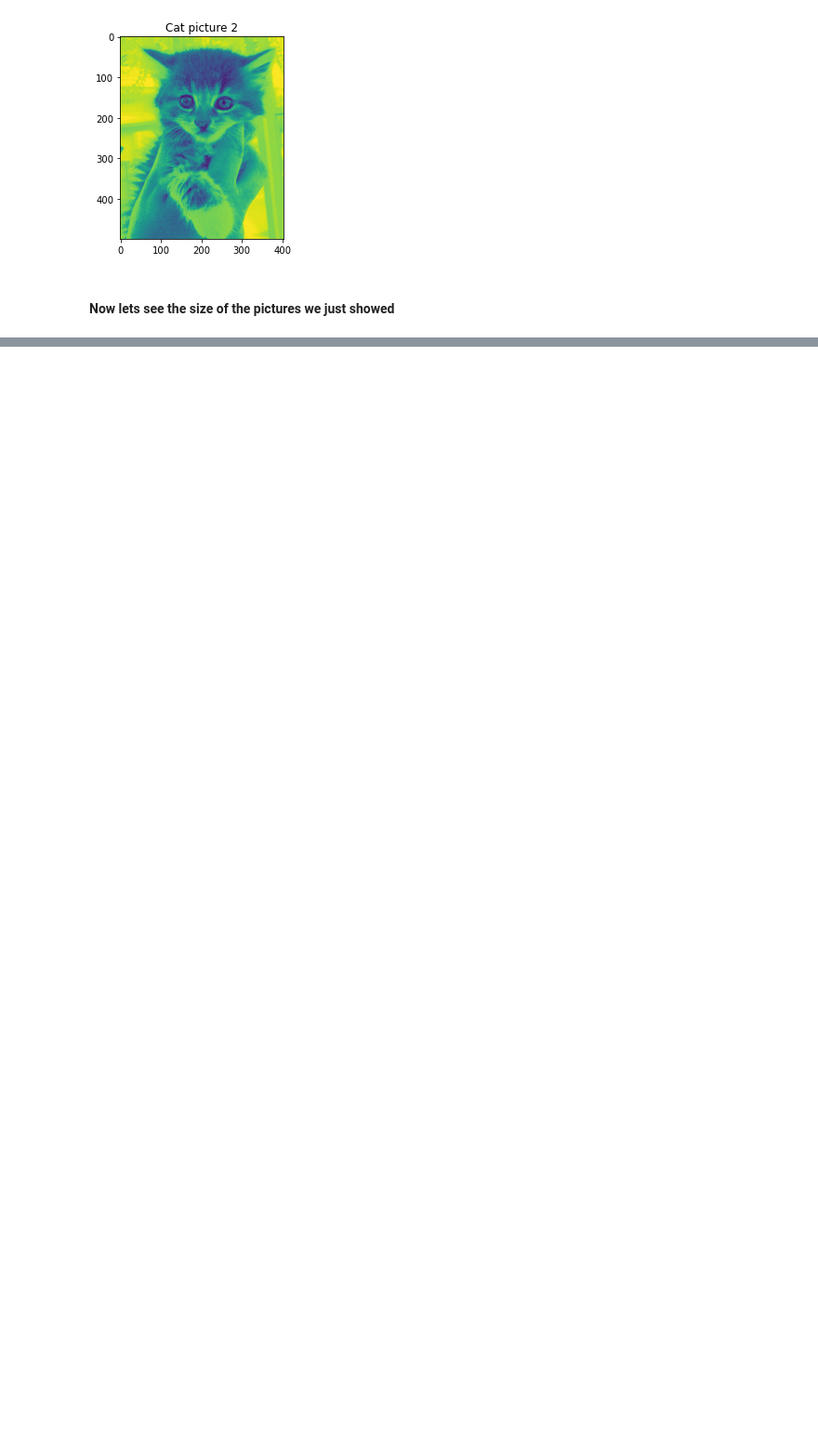
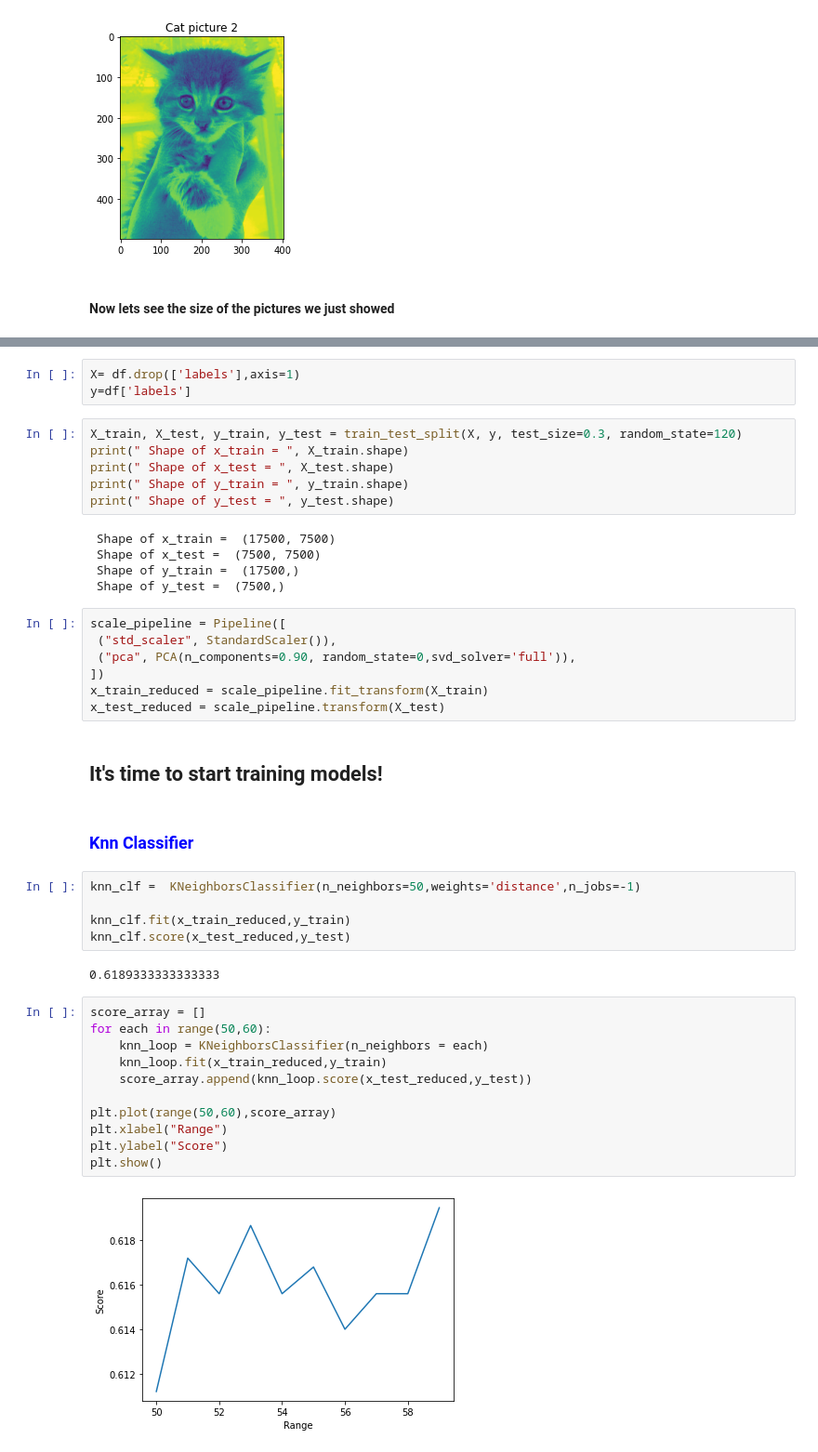
Before and after one commit to ShauliTaragin/ML-Sem2-Assignment, a Jupyter notebook: cats-vs-dogs.ipynb, the cells around one changed output, grey strips where cells are left out. Shown at 93% size. Drawn from its saved outputs; the diff is of its cells as text; blank space fills up the shorter version.

Commit message:
added models

```diff
--- a/cats-vs-dogs.ipynb
+++ b/cats-vs-dogs.ipynb
@@ -95,0 +166,45 @@ def load_data(path):
+# %%
+X= df.drop(['labels'],axis=1)
+y=df['labels']
+# %%
+X_train, X_test, y_train, y_test = train_test_split(X, y, test_size=0.3, random_state=120)
+print(" Shape of x_train = ", X_train.shape)
+print(" Shape of x_test = ", X_test.shape)
+print(" Shape of y_train = ", y_train.shape)
+print(" Shape of y_test = ", y_test.shape)
+# %% [output]
+ Shape of x_train =  (17500, 7500)
+ Shape of x_test =  (7500, 7500)
+ Shape of y_train =  (17500,)
+ Shape of y_test =  (7500,)
+# %%
+scale_pipeline = Pipeline([
+ ("std_scaler", StandardScaler()),
+ ("pca", PCA(n_components=0.90, random_state=0,svd_solver='full')),
+])
+x_train_reduced = scale_pipeline.fit_transform(X_train)
+x_test_reduced = scale_pipeline.transform(X_test)
+# %% [markdown]
+## It's time to start training models!
+# %% [markdown]
+### <font color='blue'> Knn Classifier
+# %%
+knn_clf =  KNeighborsClassifier(n_neighbors=50,weights='distance',n_jobs=-1)
+
+knn_clf.fit(x_train_reduced,y_train)
+knn_clf.score(x_test_reduced,y_test)
+# %% [output]
+0.6189333333333333
+# %%
+score_array = []
+for each in range(50,60):
+    knn_loop = KNeighborsClassifier(n_neighbors = each)
+    knn_loop.fit(x_train_reduced,y_train)
+    score_array.append(knn_loop.score(x_test_reduced,y_test))
+
+plt.plot(range(50,60),score_array)
+plt.xlabel("Range")
+plt.ylabel("Score")
+plt.show()
+# %% [output]
+[figure, added]
```
Also changed, not shown: parts of 31 cells of this notebook.
